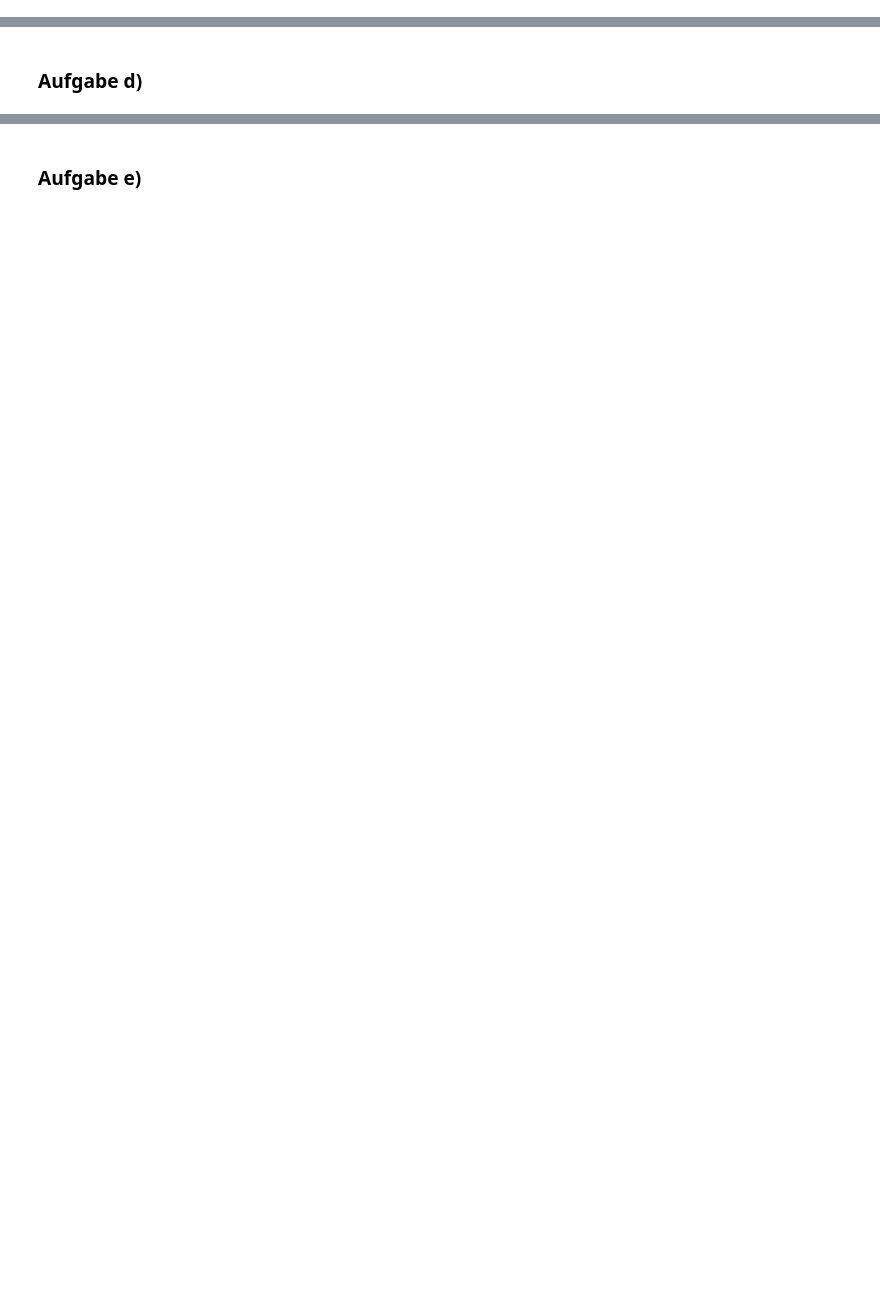
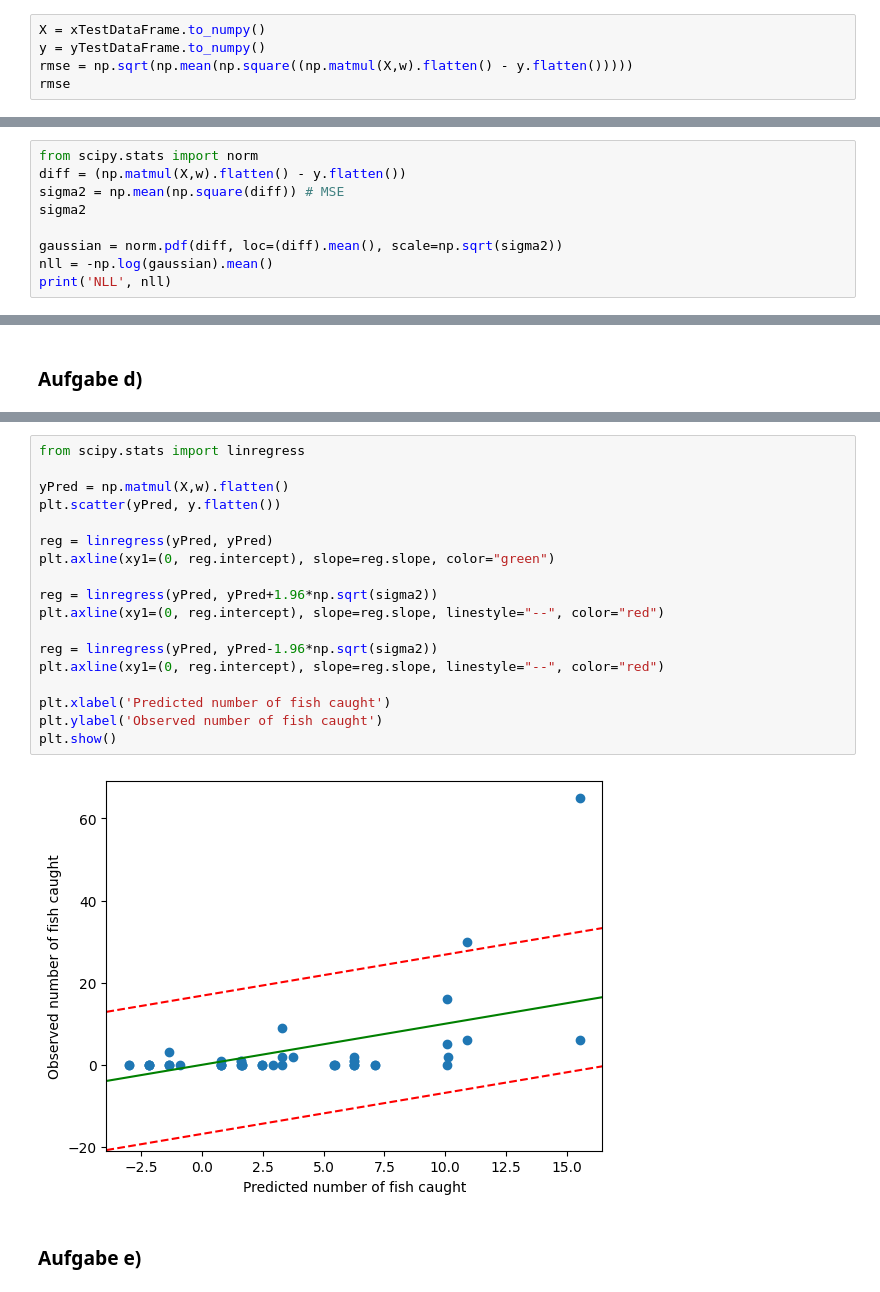
Before and after one commit to robingenz/htwg-machine-learning-exercises, a Jupyter notebook: exercises/02_Linear_Regression/01_linear-regression.ipynb, the cells around one changed output, grey strips where cells are left out. Drawn from its saved outputs; the diff is of its cells as text; blank space fills up the shorter version.

```diff
--- a/exercises/02_Linear_Regression/01_linear-regression.ipynb
+++ b/exercises/02_Linear_Regression/01_linear-regression.ipynb
@@ -153,0 +149,5 @@ rmse
+# %%
+X = xTestDataFrame.to_numpy()
+y = yTestDataFrame.to_numpy()
+rmse = np.sqrt(np.mean(np.square((np.matmul(X,w).flatten() - y.flatten()))))
+rmse
@@ -154,2 +156,11 @@ rmse
 # %% [markdown]
 Bestimmen der **durchschnittlichen negativen Log-Likelihood (NLL)** für das Testset:
+# %%
+from scipy.stats import norm
+diff = (np.matmul(X,w).flatten() - y.flatten())
+sigma2 = np.mean(np.square(diff)) # MSE
+sigma2
+
+gaussian = norm.pdf(diff, loc=(diff).mean(), scale=np.sqrt(sigma2))
+nll = -np.log(gaussian).mean()
+print('NLL', nll)
@@ -158,2 +186,22 @@ Bestimmen der **durchschnittlichen negativen Log-Likelihood (NLL)** für das Tes
+# %%
+from scipy.stats import linregress
+
+yPred = np.matmul(X,w).flatten()
+plt.scatter(yPred, y.flatten())
+
+reg = linregress(yPred, yPred)
+plt.axline(xy1=(0, reg.intercept), slope=reg.slope, color="green")
+
+reg = linregress(yPred, yPred+1.96*np.sqrt(sigma2))
+plt.axline(xy1=(0, reg.intercept), slope=reg.slope, linestyle="--", color="red")
+
+reg = linregress(yPred, yPred-1.96*np.sqrt(sigma2))
+plt.axline(xy1=(0, reg.intercept), slope=reg.slope, linestyle="--", color="red")
+
+plt.xlabel('Predicted number of fish caught')
+plt.ylabel('Observed number of fish caught')
+plt.show()
+# %% [output]
+[figure, added]
 # %% [markdown]
 ### Aufgabe e)
```
Also changed, not shown: parts of 7 cells of this notebook.
